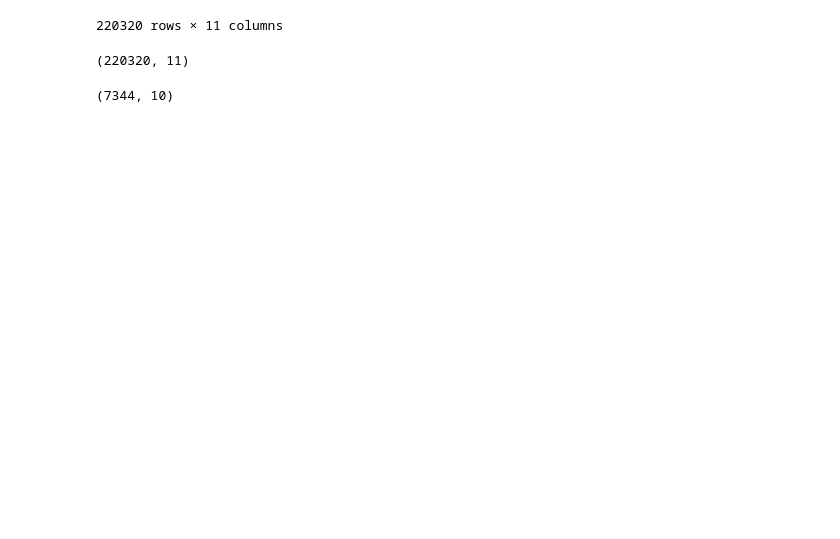
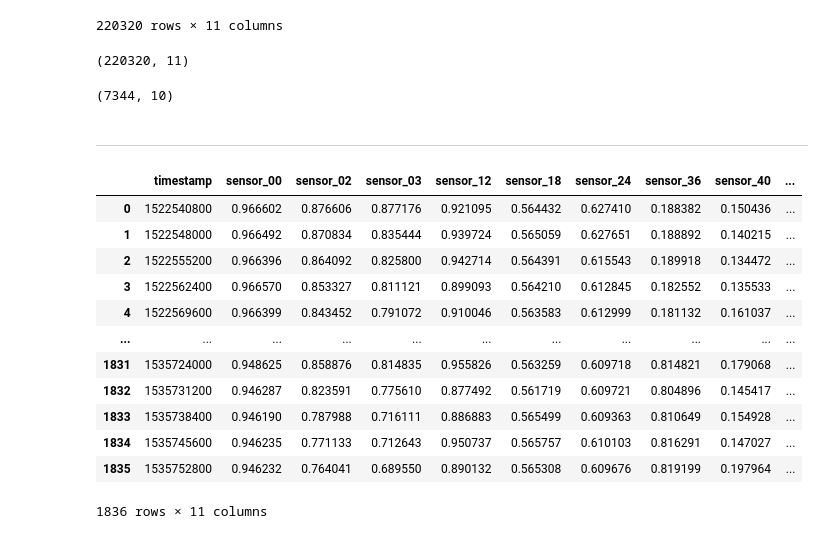
Before and after one commit to Daniel-Elston/pump-sensor, a Jupyter notebook: notebooks/exploration.ipynb, the cells around one changed output. Drawn from its saved outputs; the diff is of its cells as text; code cells hidden in the pictures; blank space fills up the shorter version.

```diff
--- a/notebooks/exploration.ipynb
+++ b/notebooks/exploration.ipynb
@@ -328,3 +364,21 @@ table_resampled = table.resample(input_time).mean()
 table_resampled.shape
 # %% [output]
 (7344, 10)
+# %% [markdown]
+---
+# %%
+df
+# %% [output]
+|  | timestamp | sensor_00 | sensor_02 | sensor_03 | sensor_12 | sensor_18 | sensor_24 | sensor_36 | sensor_40 | ... |
+| 0 | 1522540800 | 0.966602 | 0.876606 | 0.877176 | 0.921095 | 0.564432 | 0.627410 | 0.188382 | 0.150436 | ... |
+| 1 | 1522548000 | 0.966492 | 0.870834 | 0.835444 | 0.939724 | 0.565059 | 0.627651 | 0.188892 | 0.140215 | ... |
+| 2 | 1522555200 | 0.966396 | 0.864092 | 0.825800 | 0.942714 | 0.564391 | 0.615543 | 0.189918 | 0.134472 | ... |
+| 3 | 1522562400 | 0.966570 | 0.853327 | 0.811121 | 0.899093 | 0.564210 | 0.612845 | 0.182552 | 0.135533 | ... |
+| 4 | 1522569600 | 0.966399 | 0.843452 | 0.791072 | 0.910046 | 0.563583 | 0.612999 | 0.181132 | 0.161037 | ... |
+| ... | ... | ... | ... | ... | ... | ... | ... | ... | ... | ... |
+| 1831 | 1535724000 | 0.948625 | 0.858876 | 0.814835 | 0.955826 | 0.563259 | 0.609718 | 0.814821 | 0.179068 | ... |
+| 1832 | 1535731200 | 0.946287 | 0.823591 | 0.775610 | 0.877492 | 0.561719 | 0.609721 | 0.804896 | 0.145417 | ... |
+| 1833 | 1535738400 | 0.946190 | 0.787988 | 0.716111 | 0.886883 | 0.565499 | 0.609363 | 0.810649 | 0.154928 | ... |
+| 1834 | 1535745600 | 0.946235 | 0.771133 | 0.712643 | 0.950737 | 0.565757 | 0.610103 | 0.816291 | 0.147027 | ... |
+| 1835 | 1535752800 | 0.946232 | 0.764041 | 0.689550 | 0.890132 | 0.565308 | 0.609676 | 0.819199 | 0.197964 | ... |
+1836 rows × 11 columns
```
Also changed, not shown: parts of 10 cells of this notebook, 15 other files.
